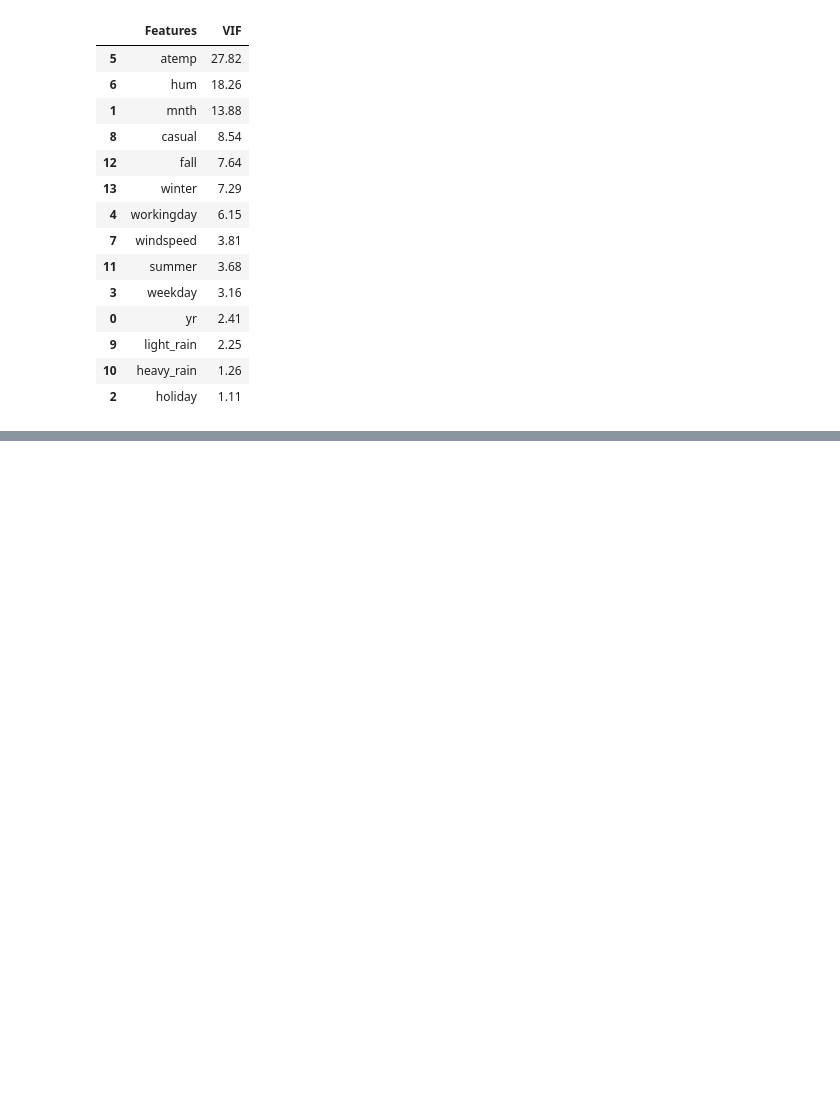
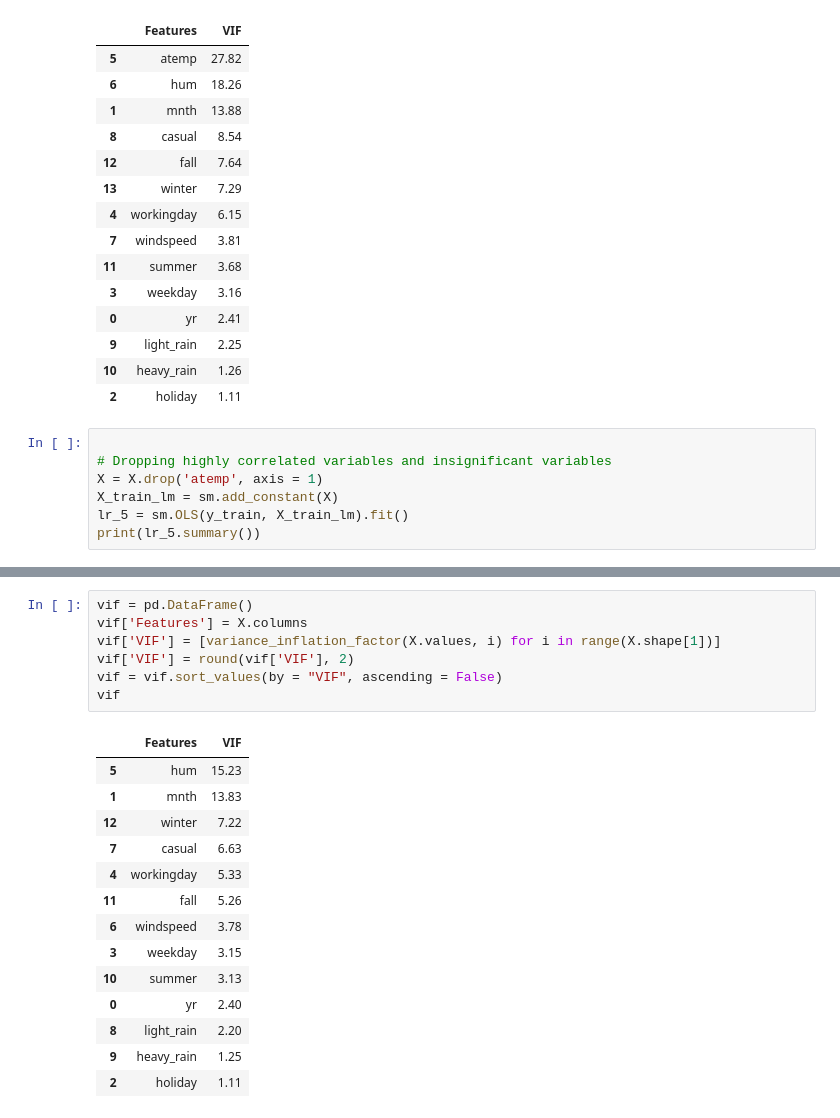
Before and after one commit to vaishnabala/Linear_Regression, a Jupyter notebook: Bike_Rental_Linear_Regression.ipynb, the cells around one changed output, grey strips where cells are left out. Saved outputs shown, nothing was run; the diff lists cells and outputs as text; blank space fills up the shorter version.

```diff
--- a/Bike_Rental_Linear_Regression.ipynb
+++ b/Bike_Rental_Linear_Regression.ipynb
@@ -545,3 +604,10 @@ vif
 | 9 | light_rain | 2.25 |
 | 10 | heavy_rain | 1.26 |
 | 2 | holiday | 1.11 |
+# %%
+
+# Dropping highly correlated variables and insignificant variables
+X = X.drop('atemp', axis = 1)
+X_train_lm = sm.add_constant(X)
+lr_5 = sm.OLS(y_train, X_train_lm).fit()
+print(lr_5.summary())
@@ -547,0 +632,22 @@ vif
+# %%
+vif = pd.DataFrame()
+vif['Features'] = X.columns
+vif['VIF'] = [variance_inflation_factor(X.values, i) for i in range(X.shape[1])]
+vif['VIF'] = round(vif['VIF'], 2)
+vif = vif.sort_values(by = "VIF", ascending = False)
+vif
+# %% [output]
+|  | Features | VIF |
+| 5 | hum | 15.23 |
+| 1 | mnth | 13.83 |
+| 12 | winter | 7.22 |
+| 7 | casual | 6.63 |
+| 4 | workingday | 5.33 |
+| 11 | fall | 5.26 |
+| 6 | windspeed | 3.78 |
+| 3 | weekday | 3.15 |
+| 10 | summer | 3.13 |
+| 0 | yr | 2.40 |
+| 8 | light_rain | 2.20 |
+| 9 | heavy_rain | 1.25 |
+| 2 | holiday | 1.11 |
```
Also changed, not shown: parts of 91 cells of this notebook.
